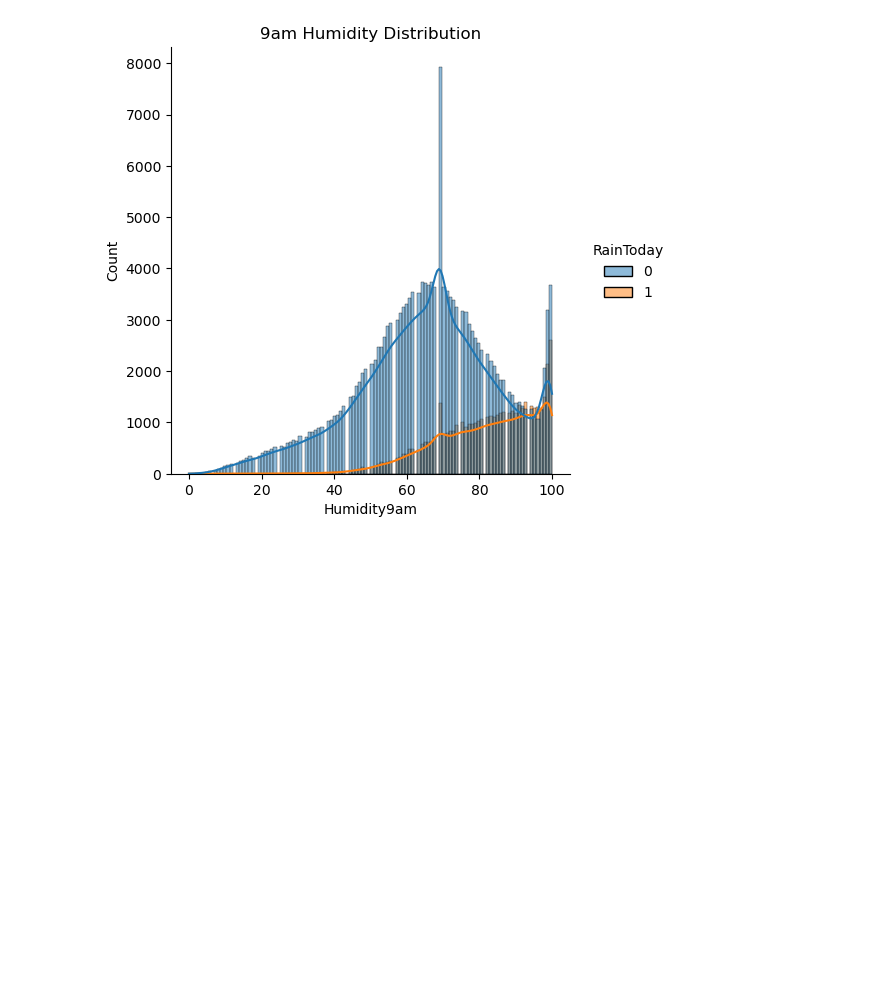
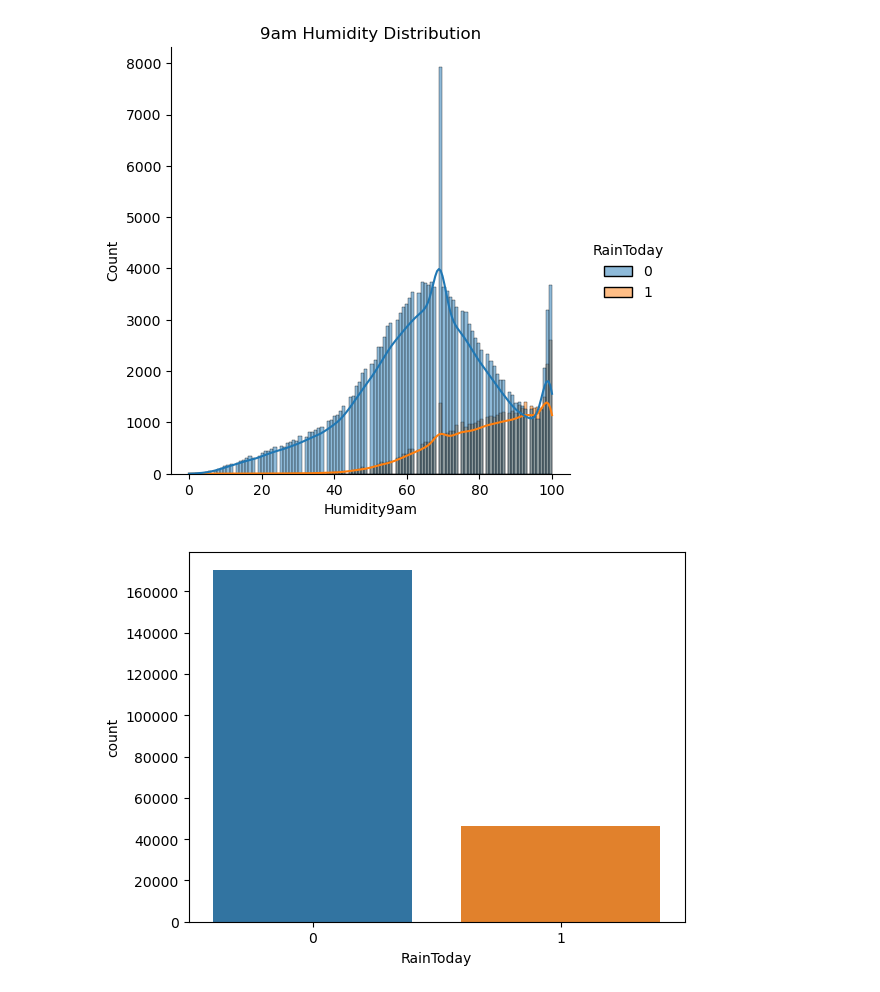
Before and after one commit to silva-nick/STATS402-Final, a Jupyter notebook: lstm.ipynb, the cells around one changed output. Cells and saved outputs as stored; diff of their text form; code cells hidden in the pictures; blank space fills up the shorter version.

```diff
--- a/lstm.ipynb
+++ b/lstm.ipynb
@@ -189,3 +190,8 @@ plt.title("9am Humidity Distribution")
 plt.show()
 # %% [output]
 [figure]
+# %%
+sns.countplot(x=df['RainToday'])
+plt.show()
+# %% [output]
+[figure, added]
```
Also changed, not shown: parts of 5 cells of this notebook.
